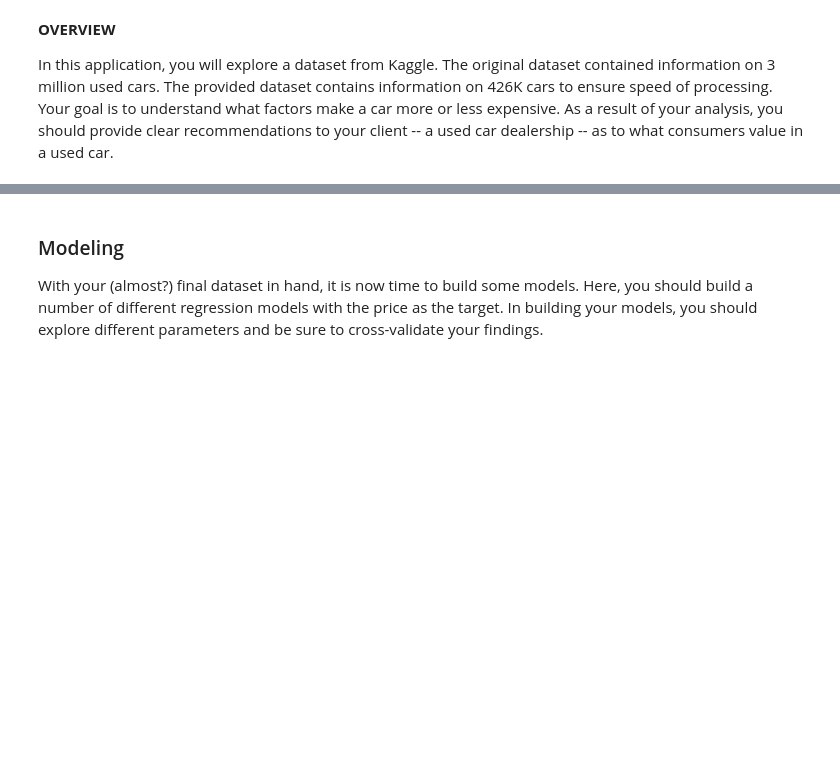
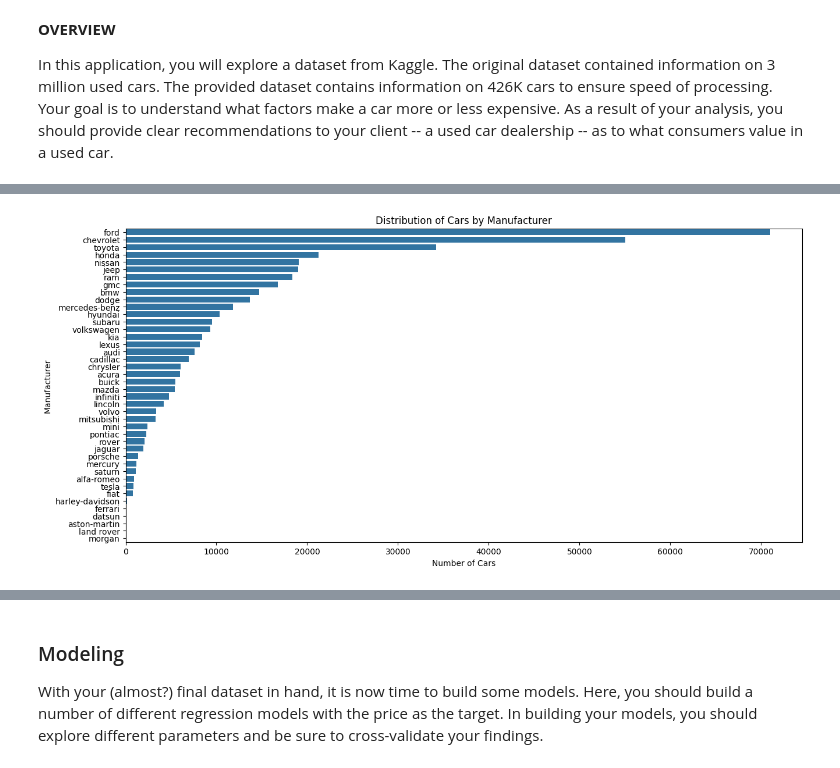
Before and after one commit to ygbgames/ml-car-prediction, a Jupyter notebook: prompt_II.ipynb, the cells around one changed output, grey strips where cells are left out. Saved outputs shown, nothing was run; the diff lists cells and outputs as text; code cells hidden in the pictures; blank space fills up the shorter version.

```diff
--- a/prompt_II.ipynb
+++ b/prompt_II.ipynb
@@ -47,0 +44,4 @@ After our initial exploration and fine-tuning of the business understanding, it
+# %%
+url = 'https://raw.githubusercontent.com/ygbgames/ml-car-prediction/refs/heads/main/data/vehicles.csv'
+df = pd.read_csv(url, on_bad_lines='skip')
+df
@@ -47,0 +107,9 @@ After our initial exploration and fine-tuning of the business understanding, it
+# %%
+plt.figure(figsize=(15, 7))
+sns.countplot(y='manufacturer', data=df, order=df['manufacturer'].value_counts().index)
+plt.title('Distribution of Cars by Manufacturer')
+plt.xlabel('Number of Cars')
+plt.ylabel('Manufacturer')
+plt.show()
+# %% [output]
+[figure, added]
```
Also changed, not shown: parts of 39 cells of this notebook.
